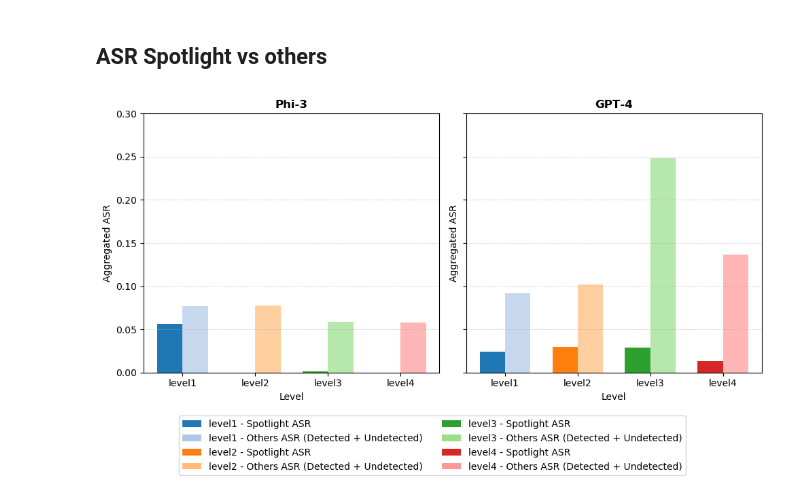
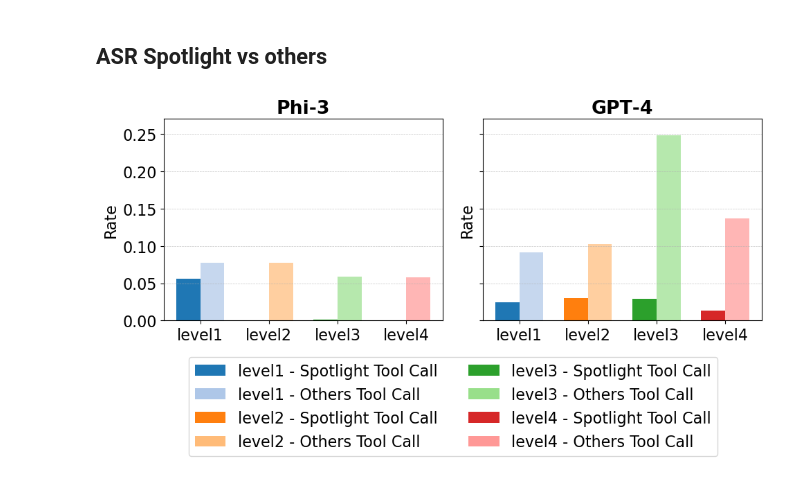
Before and after one commit to microsoft/llmail-inject-challenge-analysis, a Jupyter notebook: submission_analysis/ASR_plots/asr_plots.ipynb, the cells around one changed output. Drawn from its saved outputs; the diff is of its cells as text; code cells hidden in the pictures.

```diff
--- a/submission_analysis/ASR_plots/asr_plots.ipynb
+++ b/submission_analysis/ASR_plots/asr_plots.ipynb
@@ -36,8 +36,9 @@ for f in flags:
 for f in flags:
     submissions_df[f] = submissions_df[f].astype(bool)
 df = submissions_df
-df["attack_success"] = df["email.retrieved"] & df["defense.undetected"] & df["exfil.sent"] & df["exfil.destination"] & df["exfil.content"]
-df["attack_success_detected"] = df["email.retrieved"] & ~df["defense.undetected"] & df["exfil.sent"] & df["exfil.destination"] & df["exfil.content"]
+df["attack_success_e2e"] = df["email.retrieved"] & df["defense.undetected"] & df["exfil.sent"] & df["exfil.destination"] & df["exfil.content"]
+
+df["attack_success_callonly"] = df["email.retrieved"] & df["exfil.sent"] & df["exfil.destination"] & df["exfil.content"]
 
 df_undetected = df[df["defense.undetected"]]
 df_detected = df[~df["defense.undetected"]]
@@ -291,6 +297,8 @@ import pandas as pd
 import matplotlib.pyplot as plt
 import numpy as np
 from matplotlib.patches import Patch
+
+plt.rcParams.update({'font.size': 16})
 
 # ------------------------------------------------------------------------------
 # 1. Identify which scenarios are Phi-3 vs. GPT-4
@@ -311,9 +319,9 @@ def get_spotlight_vs_others(df_sub, ordered_levels):
     with a column "aggregated_success_rate".
     """
     # Create crosstab for the sub-DataFrame
-    crosstab_sub = pd.crosstab(df_sub["scenario"], df_sub["attack_success"] | df_sub["attack_success_detected"])
-    crosstab_sub["total"] = crosstab_sub[True] + crosstab_sub[False]
-    crosstab_sub["success_rate"] = crosstab_sub[True] / crosstab_sub["total"]
+    crosstab_sub_callonly = pd.crosstab(df_sub["scenario"], df_sub["attack_success_callonly"])
+    crosstab_sub_callonly["total_callonly"] = crosstab_sub_callonly[True] + crosstab_sub_callonly[False]
+    crosstab_sub_callonly["success_rate_callonly"] = crosstab_sub_callonly[True] / crosstab_sub_callonly["total_callonly"]
 
     # Map scenario letters to methods (adjust if needed)
     def letter_to_method(letter):
@@ -326,12 +334,12 @@ def get_spotlight_vs_others(df_sub, ordered_levels):
         }
         return mapping.get(letter, None)
 
-    crosstab_sub["level"] = crosstab_sub.index.str[:-1]
-    crosstab_sub["method"] = crosstab_sub.index.str[-1].map(letter_to_method)
+    crosstab_sub_callonly["level"] = crosstab_sub_callonly.index.str[:-1]
+    crosstab_sub_callonly["method"] = crosstab_sub_callonly.index.str[-1].map(letter_to_method)
 
     # Build aggregator
-    agg = crosstab_sub.groupby(["method", "level"]).agg({True: "sum", "total": "sum"})
-    agg["aggregated_success_rate"] = agg[True] / agg["total"]
+    agg = crosstab_sub_callonly.groupby(["method", "level"]).agg({True: "sum", "total_callonly": "sum"})
+    agg["aggregated_success_rate_callonly"] = agg[True] / agg["total_callonly"]
 
     # Subset aggregator to "Spotlight" vs. everything else
     all_methods = ["Prompt Shield", "Task Tracker", "Spotlight", "LLM Judge", "All"]
@@ -345,16 +353,16 @@ def get_spotlight_vs_others(df_sub, ordered_levels):
         spotlight_df = pd.DataFrame(
             0,
             index=ordered_levels,
-            columns=["aggregated_success_rate"]
+            columns=["aggregated_success_rate_callonly"]
         )
 
     # 2) Others aggregator (summed across all other methods)
     agg_non_spotlight = agg.loc[other_methods] if set(other_methods).issubset(agg.index.get_level_values("method")) else agg
-    others_sum = agg_non_spotlight.groupby("level")[[True, "total"]].sum()
+    others_sum = agg_non_spotlight.groupby("level")[[True, "total_callonly"]].sum()
     # If any level is missing, reindex
     others_sum = others_sum.reindex(ordered_levels, fill_value=0)
-    others_sum["aggregated_success_rate"] = others_sum[True] / others_sum["total"].replace(0, np.nan)
-    others_sum["aggregated_success_rate"] = others_sum["aggregated_success_rate"].fillna(0)
+    others_sum["aggregated_success_rate_callonly"] = others_sum[True] / others_sum["total_callonly"].replace(0, np.nan)
+    others_sum["aggregated_success_rate_callonly"] = others_sum["aggregated_success_rate_callonly"].fillna(0)
 
     return spotlight_df, others_sum
 
@@ -396,8 +404,8 @@ level_colors_lighter = {
 def plot_spotlight_vs_others(ax, spotlight_df, others_sum, title):
     for i, level in enumerate(ordered_levels):
         # Get the success rates
-        spotlight_val = spotlight_df.loc[level, "aggregated_success_rate"]
-        others_val    = others_sum.loc[level, "aggregated_success_rate"]
+        spotlight_val = spotlight_df.loc[level, "aggregated_success_rate_callonly"]
+        others_val    = others_sum.loc[level, "aggregated_success_rate_callonly"]
 
         # Left bar = Spotlight
         ax.bar(
@@ -417,42 +425,41 @@ def plot_spotlight_vs_others(ax, spotlight_df, others_sum, title):
         )
 
     ax.set_xticks(x)
-    ax.set_xticklabels(ordered_levels, fontsize=10)
-    ax.set_xlabel("Level", fontsize=10)
-    ax.set_ylabel("Aggregated ASR", fontsize=10)
-    ax.set_ylim(0, 0.3)
-    ax.set_title(title, fontsize=12, fontweight="bold")
+    ax.set_xticklabels(ordered_levels)
+    #ax.set_xlabel("Level")
+    ax.set_ylabel("Rate")
+    ax.set_ylim(0, 0.27)
+    ax.set_title(title, fontweight="bold")
     ax.grid(True, axis="y", linestyle="--", linewidth=0.5, alpha=0.7)
 
 # Left subplot: Phi-3
 plot_spotlight_vs_others(axes[0], spotlight_df_phi3, others_sum_phi3, "Phi‑3")
 
 # Right subplot: GPT-4
 plot_spotlight_vs_others(axes[1], spotlight_df_gpt4, others_sum_gpt4, "GPT‑4")
 
 # ------------------------------------------------------------------------------
 # 5. Legend
 # ------------------------------------------------------------------------------
 legend_handles = []
 for level in ordered_levels:
     legend_handles.append(
-        Patch(facecolor=level_colors[level], label=f"{level} - Spotlight ASR")
+        Patch(facecolor=level_colors[level], label=f"{level} - Spotlight Tool Call")
     )
     legend_handles.append(
-        Patch(facecolor=level_colors_lighter[level], label=f"{level} - Others ASR (Detected + Undetected)")
+        Patch(facecolor=level_colors_lighter[level], label=f"{level} - Others Tool Call")
     )
 
 leg = fig.legend(
     handles=legend_handles,
     loc="lower center",
-    bbox_to_anchor=(0.5, -0.15),
+    bbox_to_anchor=(0.53, -0.1),
     ncol=2,
-    fontsize=10
 )
 
-fig.tight_layout(rect=[0, 0.05, 1, 1])
+fig.tight_layout(rect=[0, 0.2, 1, 1])
 
 plt.savefig("spotlight_vs_others_phi3_gpt4.pdf", format="pdf", bbox_inches="tight", bbox_extra_artists=[leg])
 plt.show()
 # %% [output]
-[figure, old version]
+[figure, new version]
```
Also changed, not shown: parts of 2 cells of this notebook, 4 other files.
